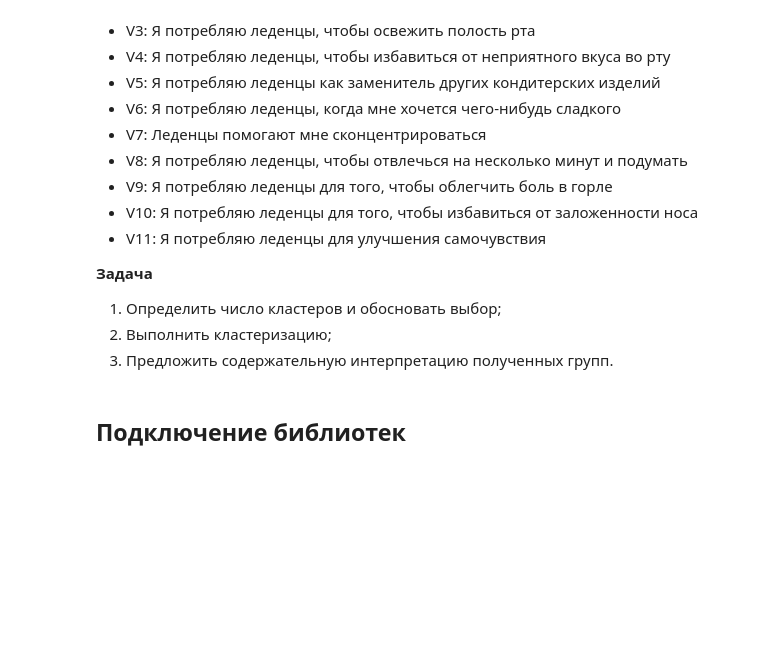
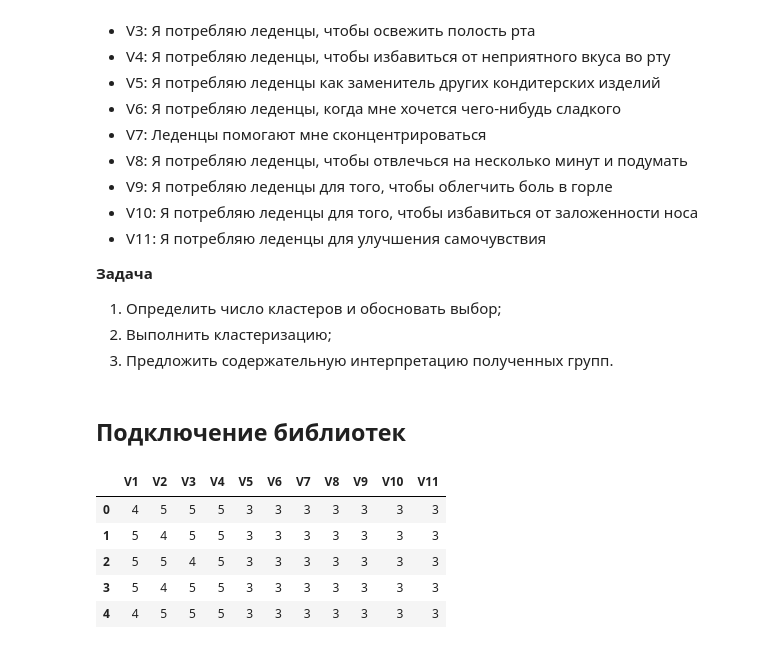
Before and after one commit to SashaVeremchuk/ITMO-data-analysis, a Jupyter notebook: 2_cluster_kmeans.ipynb, the cells around one changed output. Cells and saved outputs as stored; diff of their text form; code cells hidden in the pictures; blank space fills up the shorter version.

```diff
--- a/2_cluster_kmeans.ipynb
+++ b/2_cluster_kmeans.ipynb
@@ -30,0 +37,11 @@
+# %%
+# загрузка данных
+df = pd.read_csv("data/lollipops.dat", sep=";")
+df.head()
+# %% [output]
+|  | V1 | V2 | V3 | V4 | V5 | V6 | V7 | V8 | V9 | V10 | V11 |
+| 0 | 4 | 5 | 5 | 5 | 3 | 3 | 3 | 3 | 3 | 3 | 3 |
+| 1 | 5 | 4 | 5 | 5 | 3 | 3 | 3 | 3 | 3 | 3 | 3 |
+| 2 | 5 | 5 | 4 | 5 | 3 | 3 | 3 | 3 | 3 | 3 | 3 |
+| 3 | 5 | 4 | 5 | 5 | 3 | 3 | 3 | 3 | 3 | 3 | 3 |
+| 4 | 4 | 5 | 5 | 5 | 3 | 3 | 3 | 3 | 3 | 3 | 3 |
```
Also changed, not shown: parts of 8 cells of this notebook.
